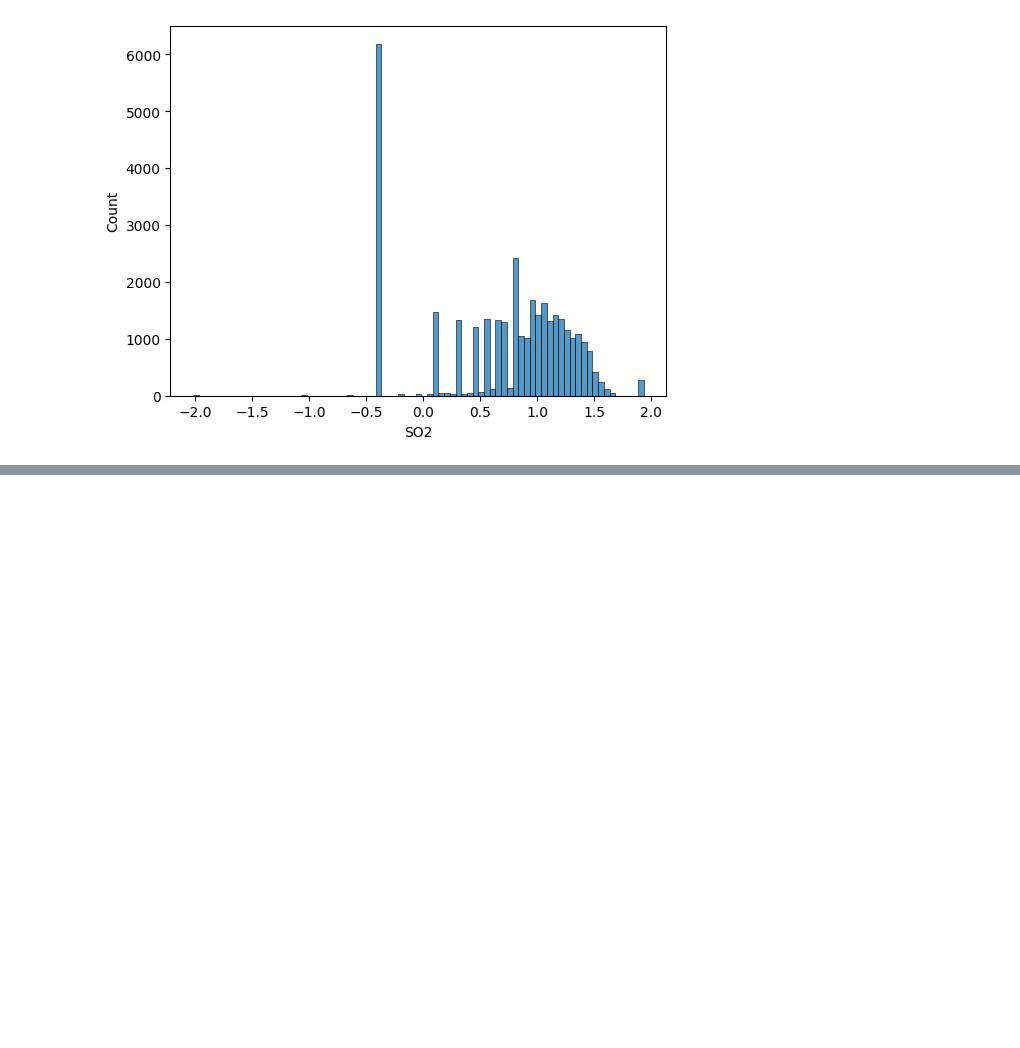
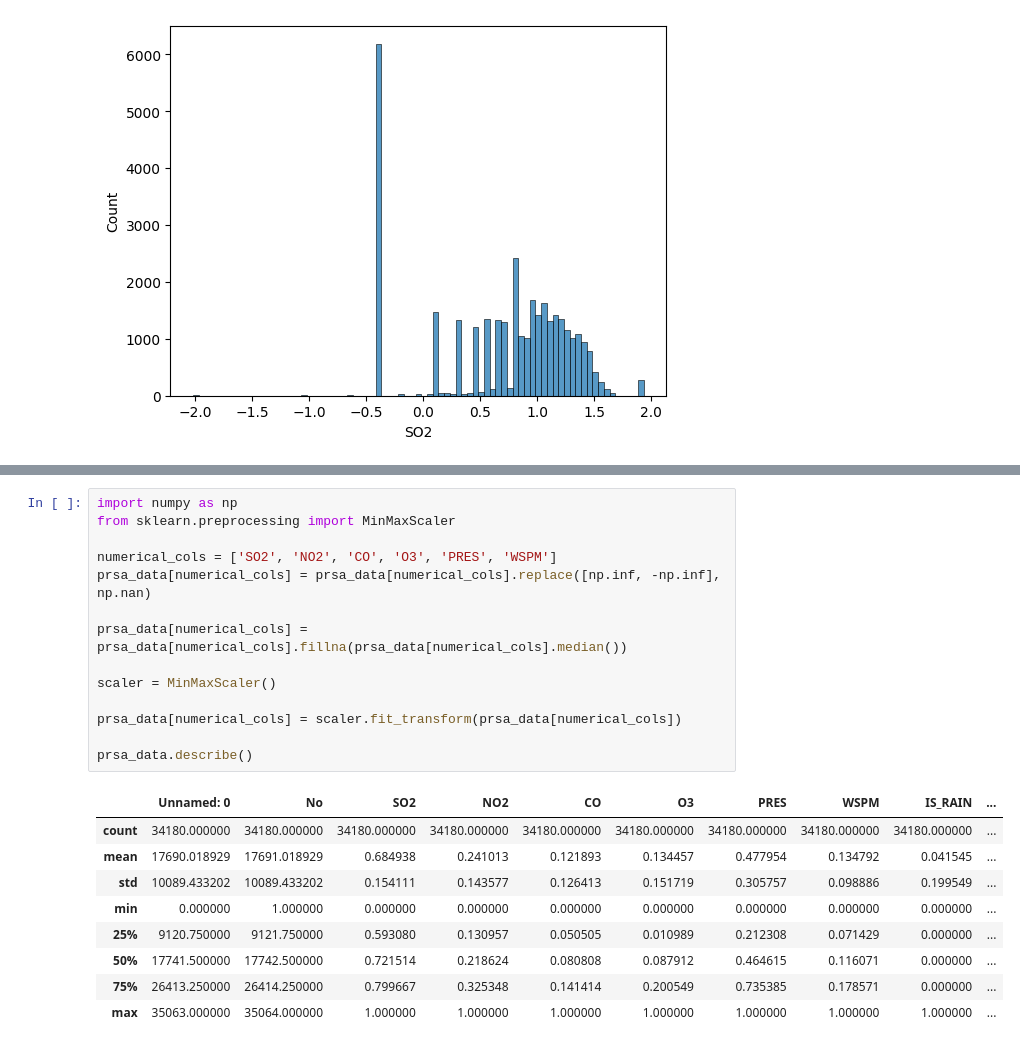
Before and after one commit to woodwyyn/ML, a Jupyter notebook: ML5_2.ipynb, the cells around one changed output, grey strips where cells are left out. Cells and saved outputs as stored; diff of their text form; blank space fills up the shorter version.

```diff
--- a/ML5_2.ipynb
+++ b/ML5_2.ipynb
@@ -260,0 +298,24 @@ sns.histplot(prsa_data.SO2)
+# %%
+import numpy as np
+from sklearn.preprocessing import MinMaxScaler
+
+numerical_cols = ['SO2', 'NO2', 'CO', 'O3', 'PRES', 'WSPM']
+prsa_data[numerical_cols] = prsa_data[numerical_cols].replace([np.inf, -np.inf], np.nan)
+
+prsa_data[numerical_cols] = prsa_data[numerical_cols].fillna(prsa_data[numerical_cols].median())
+
+scaler = MinMaxScaler()
+
+prsa_data[numerical_cols] = scaler.fit_transform(prsa_data[numerical_cols])
+
+prsa_data.describe()
+# %% [output]
+|  | Unnamed: 0 | No | SO2 | NO2 | CO | O3 | PRES | WSPM | IS_RAIN | ... |
+| count | 34180.000000 | 34180.000000 | 34180.000000 | 34180.000000 | 34180.000000 | 34180.000000 | 34180.000000 | 34180.000000 | 34180.000000 | ... |
+| mean | 17690.018929 | 17691.018929 | 0.684938 | 0.241013 | 0.121893 | 0.134457 | 0.477954 | 0.134792 | 0.041545 | ... |
+| std | 10089.433202 | 10089.433202 | 0.154111 | 0.143577 | 0.126413 | 0.151719 | 0.305757 | 0.098886 | 0.199549 | ... |
+| min | 0.000000 | 1.000000 | 0.000000 | 0.000000 | 0.000000 | 0.000000 | 0.000000 | 0.000000 | 0.000000 | ... |
+| 25% | 9120.750000 | 9121.750000 | 0.593080 | 0.130957 | 0.050505 | 0.010989 | 0.212308 | 0.071429 | 0.000000 | ... |
+| 50% | 17741.500000 | 17742.500000 | 0.721514 | 0.218624 | 0.080808 | 0.087912 | 0.464615 | 0.116071 | 0.000000 | ... |
+| 75% | 26413.250000 | 26414.250000 | 0.799667 | 0.325348 | 0.141414 | 0.200549 | 0.735385 | 0.178571 | 0.000000 | ... |
+| max | 35063.000000 | 35064.000000 | 1.000000 | 1.000000 | 1.000000 | 1.000000 | 1.000000 | 1.000000 | 1.000000 | ... |
```
Also changed, not shown: parts of 4 cells of this notebook.
